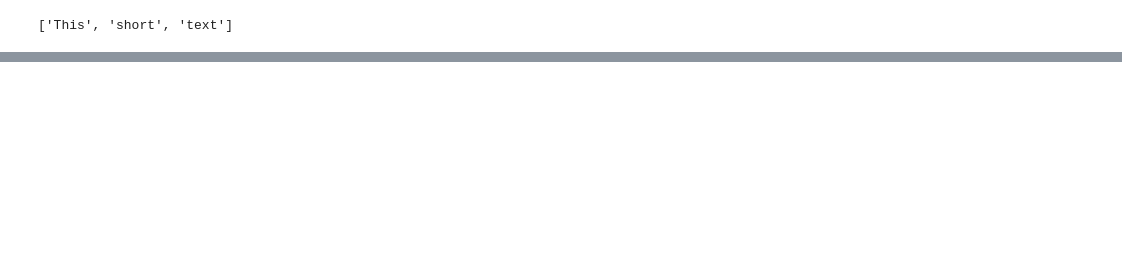
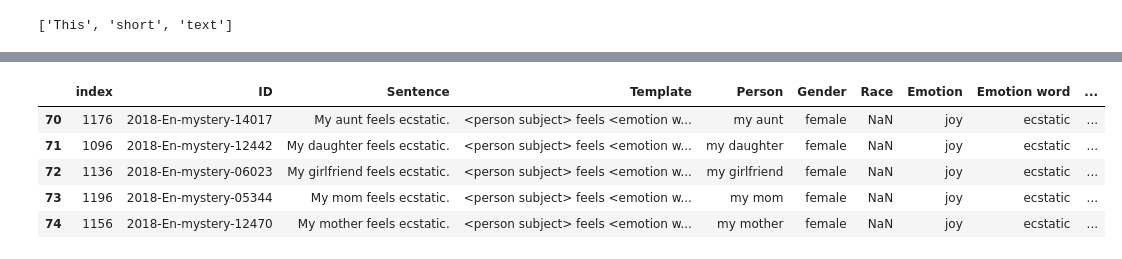
Before and after one commit to steiner-julian/ethics-for-natural-language-processing, a Jupyter notebook: HW1/HW1_Ethics4NLP.ipynb, the cells around one changed output, grey strips where cells are left out. Cells and saved outputs as stored; diff of their text form; code cells hidden in the pictures; blank space fills up the shorter version.

```diff
--- a/HW1/HW1_Ethics4NLP.ipynb
+++ b/HW1/HW1_Ethics4NLP.ipynb
@@ -195,3 +361,12 @@ male_eec_df.head()
 # %%
 #Get a subset of the female subset which relates to the emotion 'joy'
 #your code here
+joy_female_eec_df = female_eec_df.loc[male_eec_df['Emotion'] == 'joy']
+joy_female_eec_df.head()
+# %% [output]
+|  | index | ID | Sentence | Template | Person | Gender | Race | Emotion | Emotion word | ... |
+| 70 | 1176 | 2018-En-mystery-14017 | My aunt feels ecstatic. | <person subject> feels <emotion w... | my aunt | female | NaN | joy | ecstatic | ... |
+| 71 | 1096 | 2018-En-mystery-12442 | My daughter feels ecstatic. | <person subject> feels <emotion w... | my daughter | female | NaN | joy | ecstatic | ... |
+| 72 | 1136 | 2018-En-mystery-06023 | My girlfriend feels ecstatic. | <person subject> feels <emotion w... | my girlfriend | female | NaN | joy | ecstatic | ... |
+| 73 | 1196 | 2018-En-mystery-05344 | My mom feels ecstatic. | <person subject> feels <emotion w... | my mom | female | NaN | joy | ecstatic | ... |
+| 74 | 1156 | 2018-En-mystery-12470 | My mother feels ecstatic. | <person subject> feels <emotion w... | my mother | female | NaN | joy | ecstatic | ... |
```
Also changed, not shown: parts of 35 cells of this notebook.
